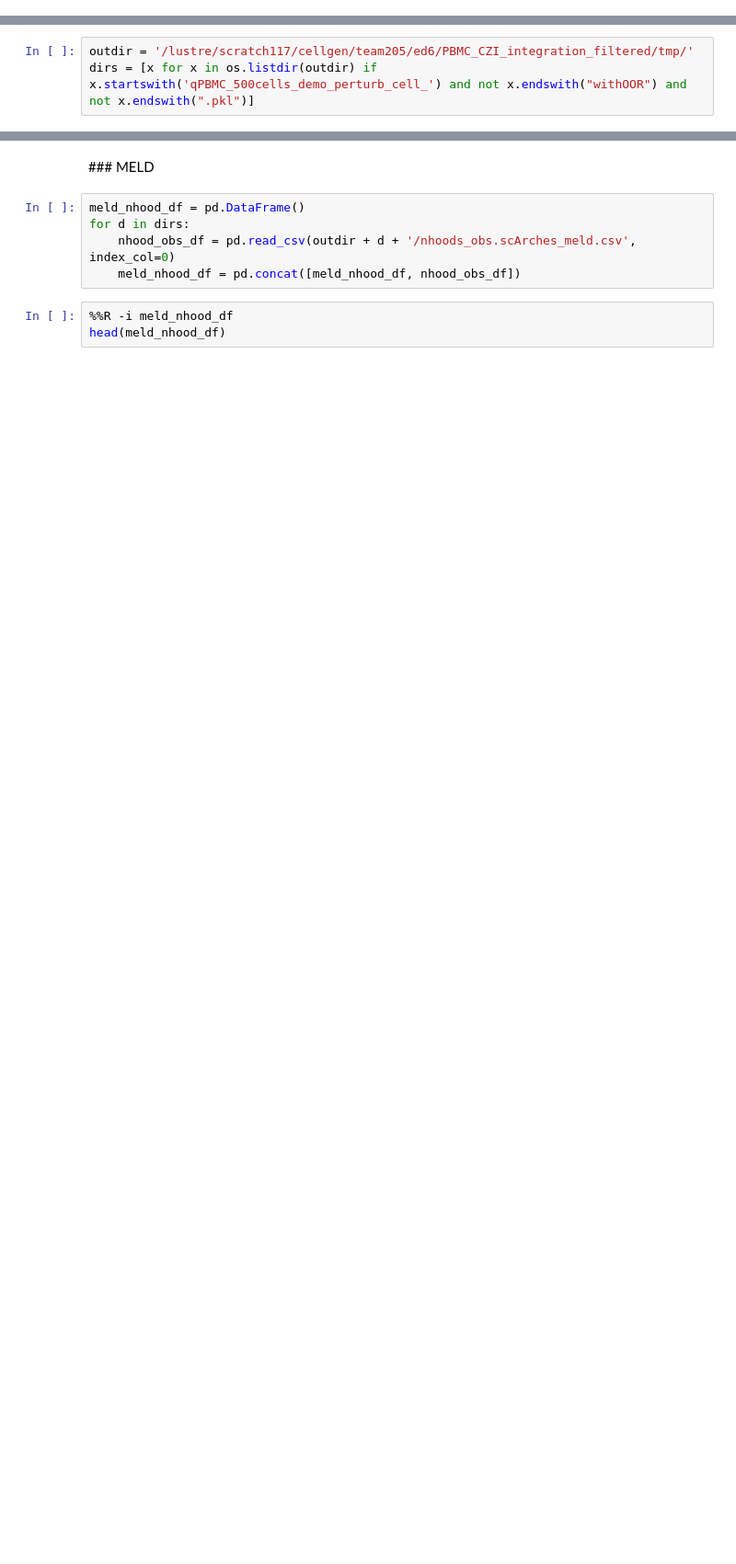
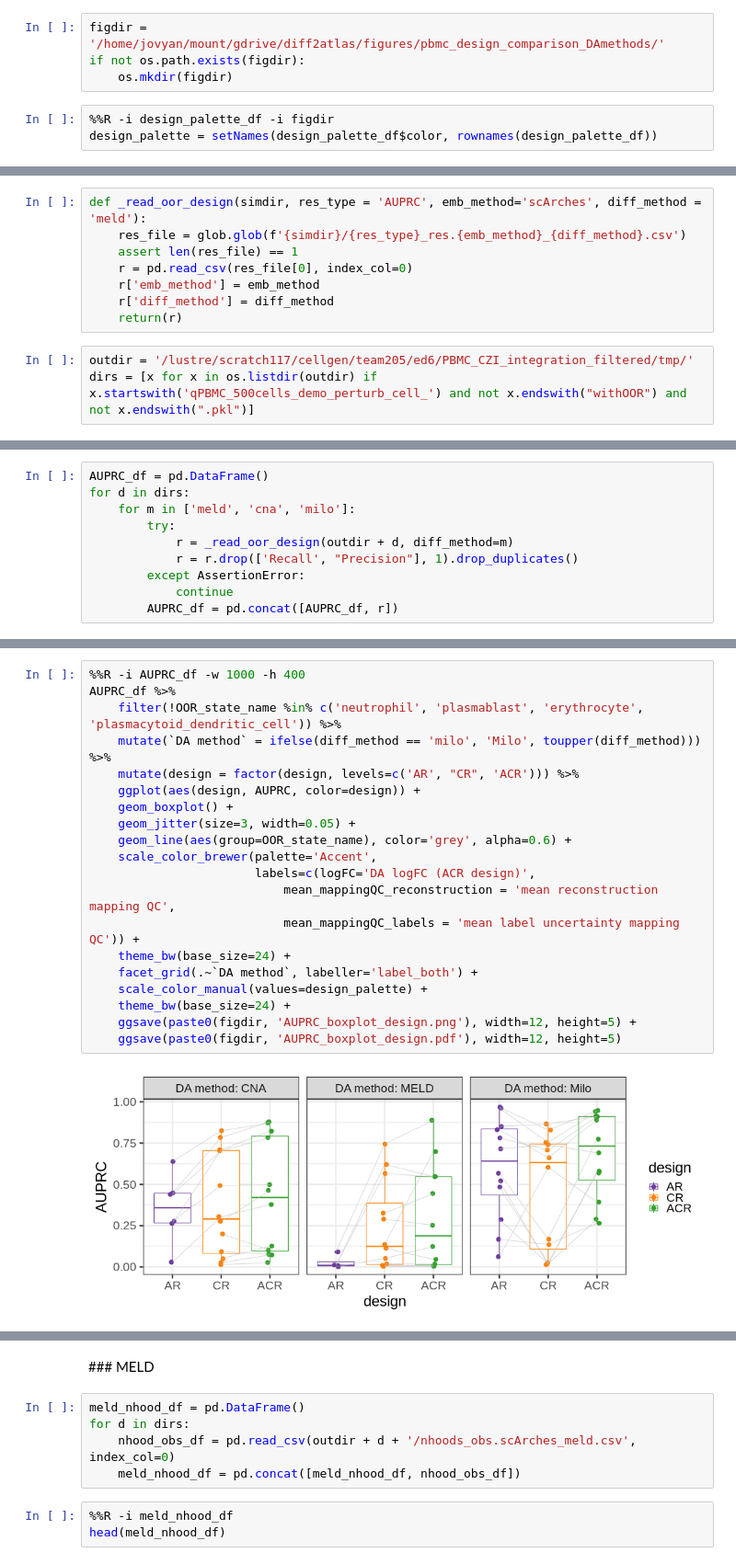
Before and after one commit to MarioniLab/oor_design_reproducibility, a Jupyter notebook: src/2_simulation_design/DA_methods.ipynb, the cells around one changed output, grey strips where cells are left out. Shown at 92% size. Cells and saved outputs as stored; diff of their text form; blank space fills up the shorter version.

Commit message:
updated comparison between DA methods

```diff
--- a/src/2_simulation_design/DA_methods.ipynb
+++ b/src/2_simulation_design/DA_methods.ipynb
@@ -36,0 +84,7 @@ Failed to create bus connection: Host is down
+# %%
+figdir = '/home/jovyan/mount/gdrive/diff2atlas/figures/pbmc_design_comparison_DAmethods/'
+if not os.path.exists(figdir):
+    os.mkdir(figdir)
+# %%
+%%R -i design_palette_df -i figdir
+design_palette = setNames(design_palette_df$color, rownames(design_palette_df))
@@ -39,3 +97,11 @@ See `submit_oor_design_v2.sh`
+# %%
+def _read_oor_design(simdir, res_type = 'AUPRC', emb_method='scArches', diff_method = 'meld'):
+    res_file = glob.glob(f'{simdir}/{res_type}_res.{emb_method}_{diff_method}.csv')
+    assert len(res_file) == 1
+    r = pd.read_csv(res_file[0], index_col=0)
+    r['emb_method'] = emb_method
+    r['diff_method'] = diff_method
+    return(r)
 # %%
 outdir = '/lustre/scratch117/cellgen/team205/ed6/PBMC_CZI_integration_filtered/tmp/'
 dirs = [x for x in os.listdir(outdir) if x.startswith('qPBMC_500cells_demo_perturb_cell_') and not x.endswith("withOOR") and not x.endswith(".pkl")]
@@ -60,0 +108,10 @@ dirs
+# %%
+AUPRC_df = pd.DataFrame()
+for d in dirs:
+    for m in ['meld', 'cna', 'milo']:
+        try:
+            r = _read_oor_design(outdir + d, diff_method=m)
+            r = r.drop(['Recall', "Precision"], 1).drop_duplicates()
+        except AssertionError:
+            continue
+        AUPRC_df = pd.concat([AUPRC_df, r])
@@ -60,0 +130,22 @@ dirs
+# %%
+%%R -i AUPRC_df -w 1000 -h 400
+AUPRC_df %>%
+    filter(!OOR_state_name %in% c('neutrophil', 'plasmablast', 'erythrocyte', 'plasmacytoid_dendritic_cell')) %>%
+    mutate(`DA method` = ifelse(diff_method == 'milo', 'Milo', toupper(diff_method))) %>%
+    mutate(design = factor(design, levels=c('AR', "CR", 'ACR'))) %>%
+    ggplot(aes(design, AUPRC, color=design)) +
+    geom_boxplot() +
+    geom_jitter(size=3, width=0.05) +
+    geom_line(aes(group=OOR_state_name), color='grey', alpha=0.6) +
+    scale_color_brewer(palette='Accent',
+                       labels=c(logFC='DA logFC (ACR design)',
+                           mean_mappingQC_reconstruction = 'mean reconstruction mapping QC',
+                           mean_mappingQC_labels = 'mean label uncertainty mapping QC')) +
+    theme_bw(base_size=24) +
+    facet_grid(.~`DA method`, labeller='label_both') +
+    scale_color_manual(values=design_palette) +
+    theme_bw(base_size=24) +
+    ggsave(paste0(figdir, 'AUPRC_boxplot_design.png'), width=12, height=5) +
+    ggsave(paste0(figdir, 'AUPRC_boxplot_design.pdf'), width=12, height=5)
+# %% [output]
+[figure, added]
```
Also changed, not shown: parts of 20 cells of this notebook.
